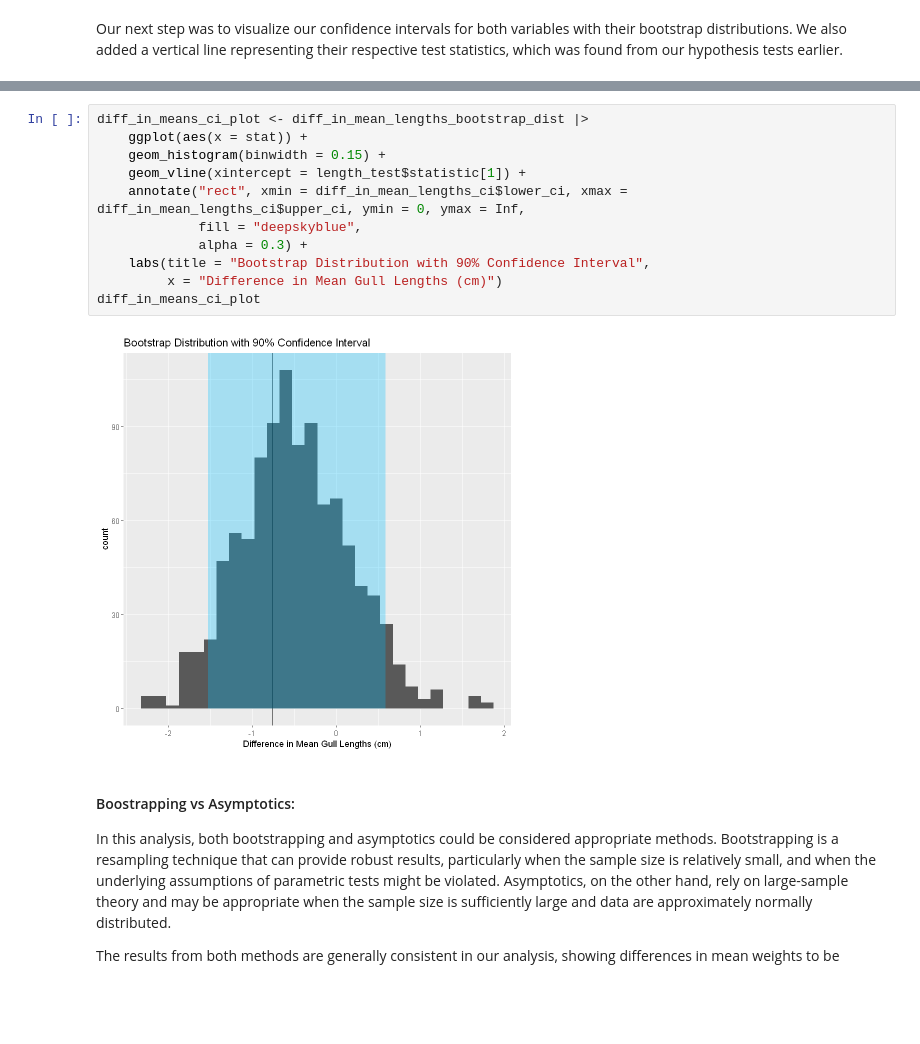
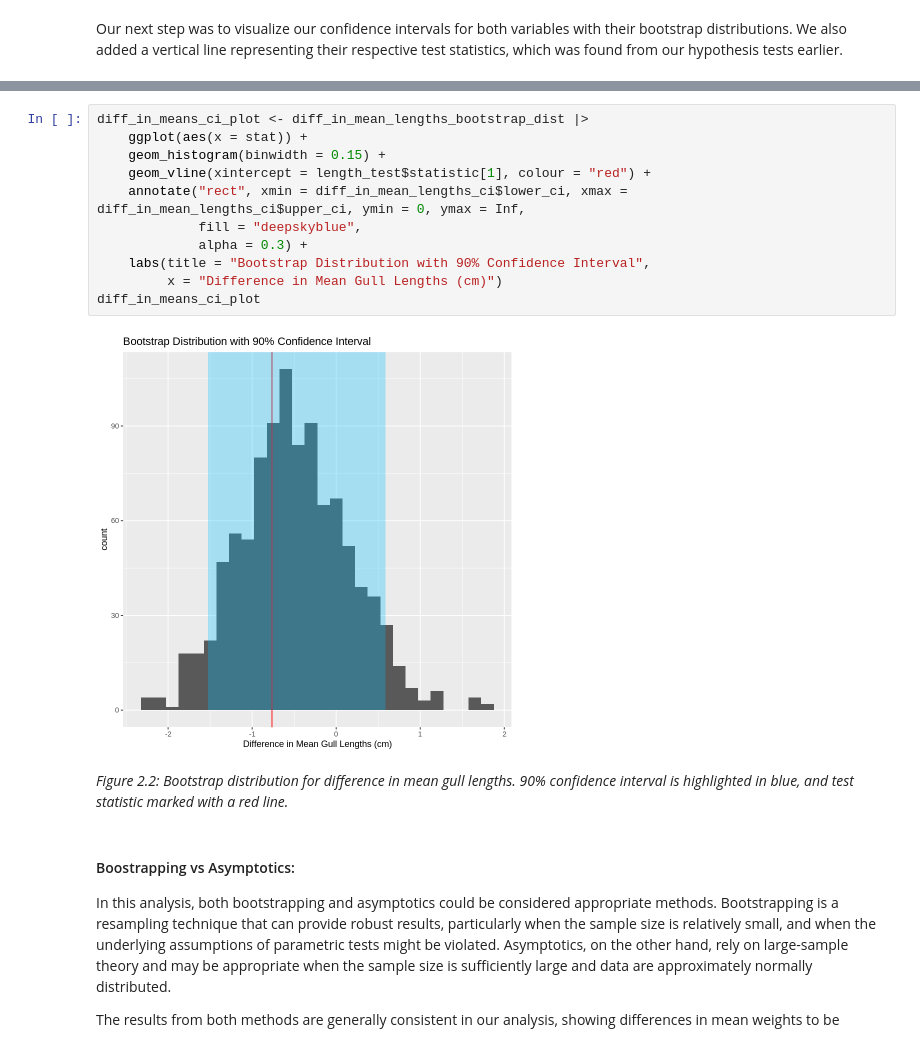
Before and after one commit to maggie63/stat-201-group-4, a Jupyter notebook: project_report.ipynb, the cells around one changed output, grey strips where cells are left out. Drawn from its saved outputs; the diff is of its cells as text; blank space fills up the shorter version.

```diff
--- a/project_report.ipynb
+++ b/project_report.ipynb
@@ -337,16 +352,18 @@ diff_in_mean_weights_ci_plot
 # %%
 diff_in_means_ci_plot <- diff_in_mean_lengths_bootstrap_dist |>
     ggplot(aes(x = stat)) +
     geom_histogram(binwidth = 0.15) +
-    geom_vline(xintercept = length_test$statistic[1]) +
+    geom_vline(xintercept = length_test$statistic[1], colour = "red") +
     annotate("rect", xmin = diff_in_mean_lengths_ci$lower_ci, xmax = diff_in_mean_lengths_ci$upper_ci, ymin = 0, ymax = Inf,
              fill = "deepskyblue",
              alpha = 0.3) +
     labs(title = "Bootstrap Distribution with 90% Confidence Interval",
          x = "Difference in Mean Gull Lengths (cm)")
 diff_in_means_ci_plot
 # %% [output]
-[figure, old version]
+[figure, new version]
+# %% [markdown]
+*Figure 2.2: Bootstrap distribution for difference in mean gull lengths. 90% confidence interval is highlighted in blue, and test statistic marked with a red line.*
 # %% [markdown]
 #### Boostrapping vs Asymptotics:
 In this analysis, both bootstrapping and asymptotics could be considered appropriate methods. Bootstrapping is a resampling technique that can provide robust results, particularly when the sample size is relatively small, and when the underlying assumptions of parametric tests might be violated. Asymptotics, on the other hand, rely on large-sample theory and may be appropriate when the sample size is sufficiently large and data are approximately normally distributed.
```
Also changed, not shown: parts of 21 cells of this notebook.
